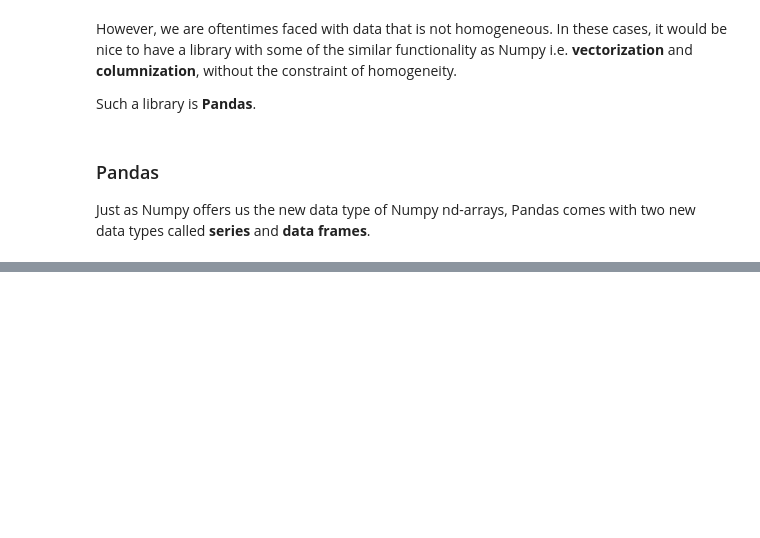
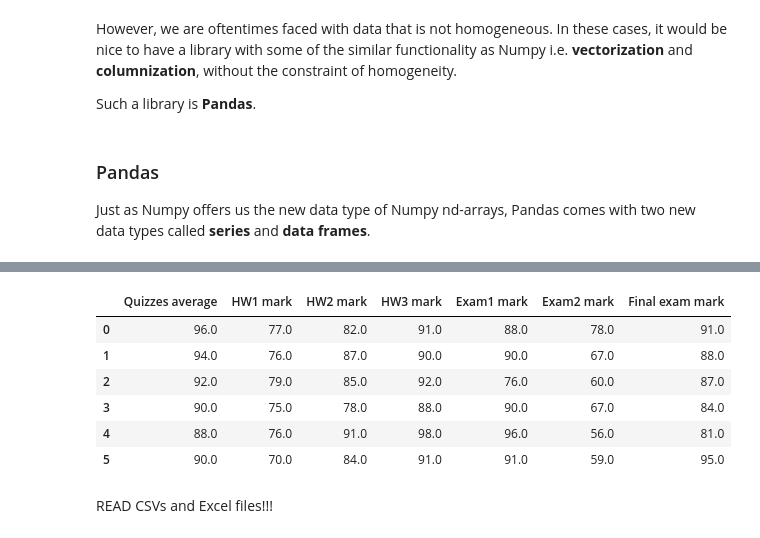
Before and after one commit to bourdin/MATH1MP3_W2026, a Jupyter notebook: Notebooks/C01/11-Pandas-1.ipynb, the cells around one changed output, grey strips where cells are left out. Cells and saved outputs as stored; diff of their text form; code cells hidden in the pictures; blank space fills up the shorter version.

```diff
--- a/Notebooks/C01/11-Pandas-1.ipynb
+++ b/Notebooks/C01/11-Pandas-1.ipynb
@@ -43,0 +225,12 @@ Just as Numpy offers us the new data type of Numpy nd-arrays, Pandas comes with
+# %%
+df.loc[0:5, " Quizzes average":]
+# %% [output]
+|  | Quizzes average | HW1 mark | HW2 mark | HW3 mark | Exam1 mark | Exam2 mark | Final exam mark |
+| 0 | 96.0 | 77.0 | 82.0 | 91.0 | 88.0 | 78.0 | 91.0 |
+| 1 | 94.0 | 76.0 | 87.0 | 90.0 | 90.0 | 67.0 | 88.0 |
+| 2 | 92.0 | 79.0 | 85.0 | 92.0 | 76.0 | 60.0 | 87.0 |
+| 3 | 90.0 | 75.0 | 78.0 | 88.0 | 90.0 | 67.0 | 84.0 |
+| 4 | 88.0 | 76.0 | 91.0 | 98.0 | 96.0 | 56.0 | 81.0 |
+| 5 | 90.0 | 70.0 | 84.0 | 91.0 | 91.0 | 59.0 | 95.0 |
+# %% [markdown]
+READ CSVs and Excel files!!!
```
Also changed, not shown: parts of 20 cells of this notebook, 4 other files.
